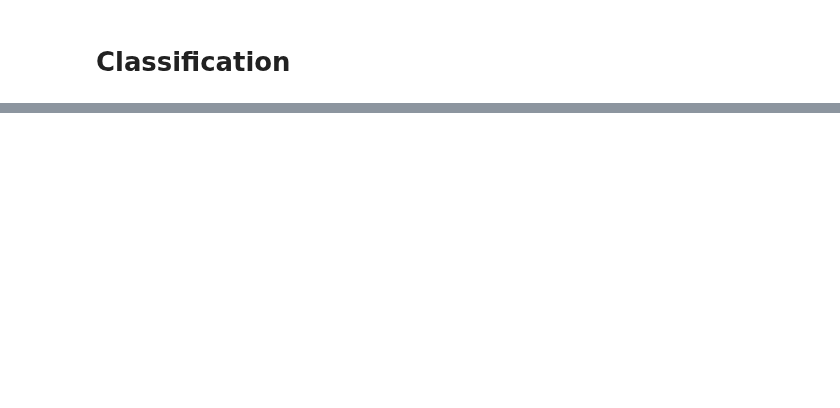
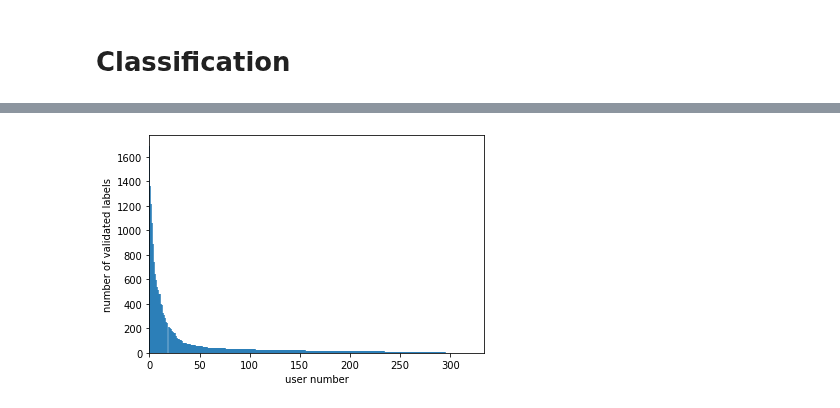
Before and after one commit to ProjectSidewalk/sidewalk-quality-analysis, a Jupyter notebook: sidewalk-user-quality-analysis-neil.ipynb, the cells around one changed output, grey strips where cells are left out. Drawn from its saved outputs; the diff is of its cells as text; code cells hidden in the pictures; blank space fills up the shorter version.

```diff
--- a/sidewalk-user-quality-analysis-neil.ipynb
+++ b/sidewalk-user-quality-analysis-neil.ipynb
@@ -78,0 +47,29 @@ label_correctness.set_index('label_id', inplace=True)
+# %%
+# users = pd.read_csv('ml-users.csv')
+users = pd.read_csv('users_one_mission.csv')
+users = users.set_index('user_id')
+##%%
+point_labels = pd.read_csv('sidewalk-seattle-label_point.csv')
+point_labels.set_index('label_id', inplace=True)
+##%%
+# label_correctness = pd.read_csv('ml-label-correctness.csv')
+label_correctness = pd.read_csv('ml-label-correctness-one-mission.csv')
+##%%
+label_correctness.set_index('label_id', inplace=True)
+##%%
+label_correctness = label_correctness.join(point_labels)
+##%%
+label_correctness = label_correctness[['user_id', 'label_type',
+    'correct', 'sv_image_x', 'sv_image_y', 'canvas_x', 'canvas_y',
+    'heading', 'pitch', 'zoom', 'lat', 'lng']]
+
+##%%
+users_for_analysis = users.index[users['labels_validated'] > 0]
+label_correctness = label_correctness[label_correctness['user_id'].isin(users_for_analysis)]
+users = users.loc[users_for_analysis]
+##%%
+label_correctness.update(label_correctness['correct'][~pd.isna(label_correctness['correct'])] == 't')
+##%%
+label_type_encoder = OrdinalEncoder()
+##%%
+label_correctness['label_type'] = label_type_encoder.fit_transform(label_correctness[['label_type']])
@@ -200,0 +614,9 @@ KeyError: 'predicted'
+# %%
+fig = plt.figure()
+plt.vlines(np.arange(len(users['labels_validated'])), 0, np.sort(users['labels_validated'])[::-1], color='C0')
+plt.axis((0, None, 0, None))
+plt.xlabel('user number')
+plt.ylabel('number of validated labels')
+fig.savefig('a.svg')
+# %% [output]
+[figure, added]
```
Also changed, not shown: parts of 49 cells of this notebook.
